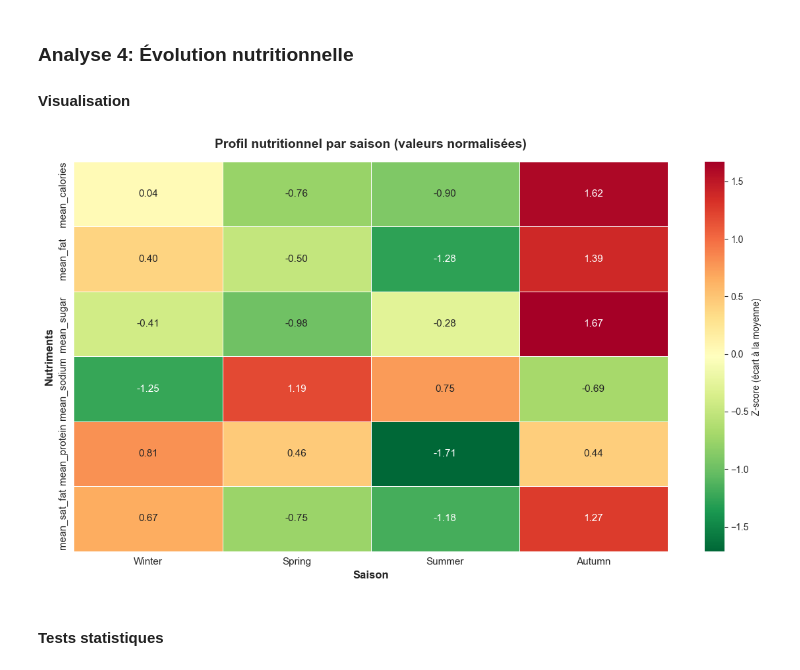
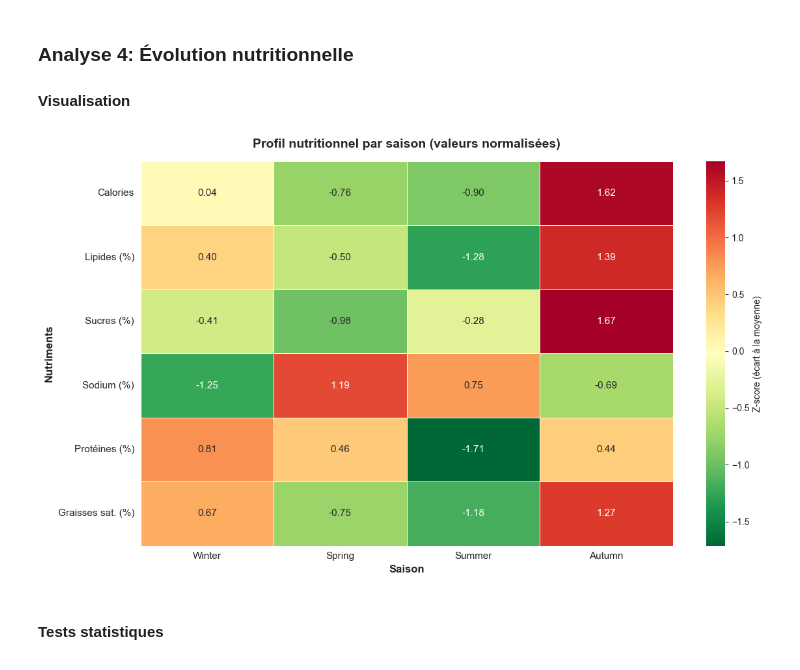
Before and after one commit to julienlafrance/backtothefuturekitchen, a Jupyter notebook: 00_eda/02_seasonality/recipe/recipe_analysis_seasonality.ipynb, the cells around one changed output. Saved outputs shown, nothing was run; the diff lists cells and outputs as text; code cells hidden in the pictures.

```diff
--- a/00_eda/02_seasonality/recipe/recipe_analysis_seasonality.ipynb
+++ b/00_eda/02_seasonality/recipe/recipe_analysis_seasonality.ipynb
@@ -487,51 +495,52 @@ Autumn     |   17.283 |   16.714 |    5.926 |    9.34 |    8.81 |   48,231
 nutrition_by_season = (
     df.group_by("season")
     .agg([
         pl.mean("calories").alias("mean_calories"),
         pl.mean("total_fat_pct").alias("mean_fat"),
         pl.mean("sugar_pct").alias("mean_sugar"),
         pl.mean("sodium_pct").alias("mean_sodium"),
         pl.mean("protein_pct").alias("mean_protein"),
         pl.mean("sat_fat_pct").alias("mean_sat_fat"),
         pl.count("id").alias("count_recipes")
     ])
-    .sort("season")
-)
-
-# Conversion en pandas et réordonnancement
-nutrition_by_season = (
-    nutrition_by_season.to_pandas()
-    .set_index("season")
-    .loc[season_order]
-    .reset_index()
+    .join(pl.DataFrame({"season": season_order, "order": range(len(season_order))}), on="season", how="left")
+    .sort("order")
+    .drop("order")
 )
 
 # --- HEATMAP NUTRITIONNELLE ---
 fig, ax = plt.subplots(figsize=(12, 7))
 
-# Normalisation des valeurs pour comparaison
-nutrition_matrix = nutrition_by_season[['season', 'mean_calories', 'mean_fat',
-                                         'mean_sugar', 'mean_sodium',
-                                         'mean_protein', 'mean_sat_fat']].set_index('season')
+# Extraction du sous-ensemble pour la matrice
+nutrition_matrix = nutrition_by_season.select([
+    "season", "mean_calories", "mean_fat", "mean_sugar", "mean_sodium", "mean_protein", "mean_sat_fat"
+])
 
-# Normalisation par z-score pour chaque nutriment
-nutrition_norm = nutrition_matrix.apply(stats.zscore, axis=0)
+# Normalisation par z-score pour chaque colonne numérique
+nutrition_values = nutrition_matrix.select(pl.exclude("season")).to_numpy()
+nutrition_norm = (nutrition_values - nutrition_values.mean(axis=0)) / nutrition_values.std(axis=0)
 
-# Heatmap
-sns.heatmap(nutrition_norm.T, annot=True, fmt='.2f', cmap='RdYlGn_r',
+# Conversion en DataFrame pandas uniquement pour seaborn
+nutrition_norm_df = pd.DataFrame(
+    nutrition_norm.T,
+    index=["Calories", "Lipides (%)", "Sucres (%)", "Sodium (%)", "Protéines (%)", "Graisses sat. (%)"],
+    columns=nutrition_matrix["season"].to_list()
+)
+
+sns.heatmap(nutrition_norm_df, annot=True, fmt='.2f', cmap='RdYlGn_r',
             cbar_kws={'label': 'Z-score (écart à la moyenne)'},
             linewidths=0.5, ax=ax, annot_kws={'fontsize': 11})
 
 ax.set_title('Profil nutritionnel par saison (valeurs normalisées)',
              fontsize=14, fontweight='bold', pad=15)
 ax.set_xlabel('Saison', fontsize=12, fontweight='bold')
 ax.set_ylabel('Nutriments', fontsize=12, fontweight='bold')
 ax.tick_params(axis='both', labelsize=11)
 
 plt.tight_layout()
 plt.show()
 # %% [output]
-[figure, old version]
+[figure, new version]
 # %% [markdown]
 #### Tests statistiques
 # %%
```
Also changed, not shown: parts of 12 cells of this notebook, 7 other files.
